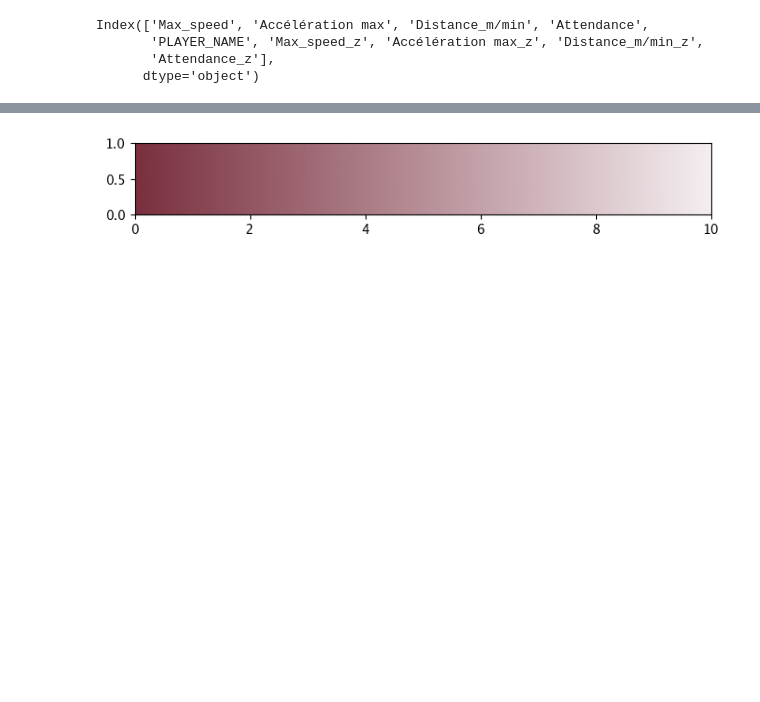
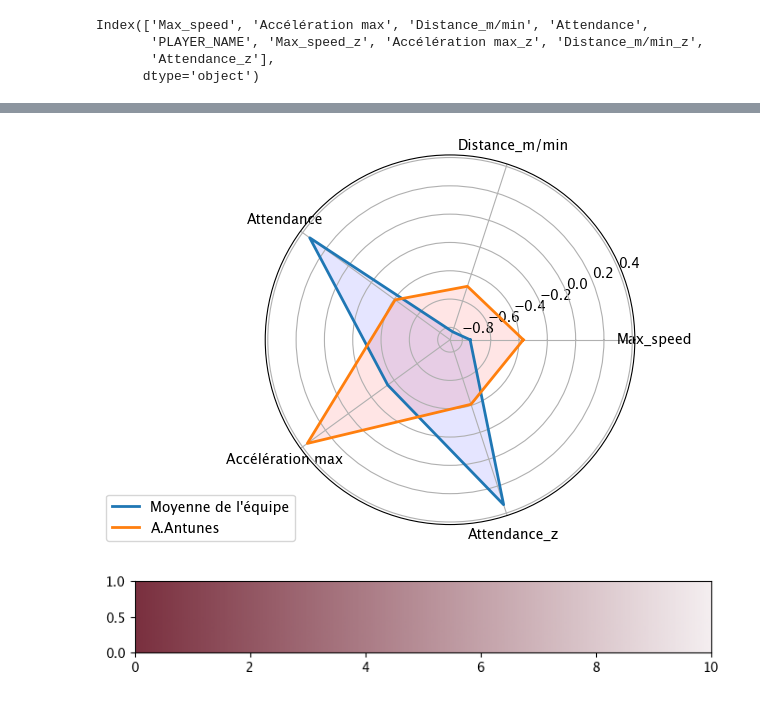
Before and after one commit to cosaph/Stage-2A, a Jupyter notebook: indice_perf.ipynb, the cells around one changed output, grey strips where cells are left out. Cells and saved outputs as stored; diff of their text form; code cells hidden in the pictures; blank space fills up the shorter version.

```diff
--- a/indice_perf.ipynb
+++ b/indice_perf.ipynb
@@ -157,3 +162,41 @@ plt.show()
+# %%
+
+from math import pi
+
+
+def radar_plot(categories, team_mean, player_scores, player_name):
+    N = len(categories)
+
+    angles = [n / float(N) * 2 * pi for n in range(N)]
+    angles += angles[:1]  # boucler le cercle
+
+    team_mean = team_mean.tolist()
+    player_scores = player_scores.tolist()
+
+    team_mean += team_mean[:1]
+    player_scores += player_scores[:1]
+
+    ax = plt.subplot(111, polar=True)
+
+    ax.plot(angles, team_mean, linewidth=2, linestyle='solid', label="Moyenne de l'équipe")
+    ax.fill(angles, team_mean, 'b', alpha=0.1)
+
+    ax.plot(angles, player_scores, linewidth=2, linestyle='solid', label=player_name)
+    ax.fill(angles, player_scores, 'r', alpha=0.1)
+
+    plt.xticks(angles[:-1], categories)
+
+    plt.legend(loc='upper right', bbox_to_anchor=(0.1, 0.1))
+
+    plt.show()
+
+
+categories = list(df.columns[1:]) # car la première colonne est le nom du joueur
+radar_plot(categories, team_mean_z_score, player_z_scores, player_name)
+
+player_name = 'A.Antunes'
+# %% [output]
+[figure, added]
 # %%
 import matplotlib.pyplot as plt
 import numpy as np
```
Also changed, not shown: parts of 1 cell of this notebook.
